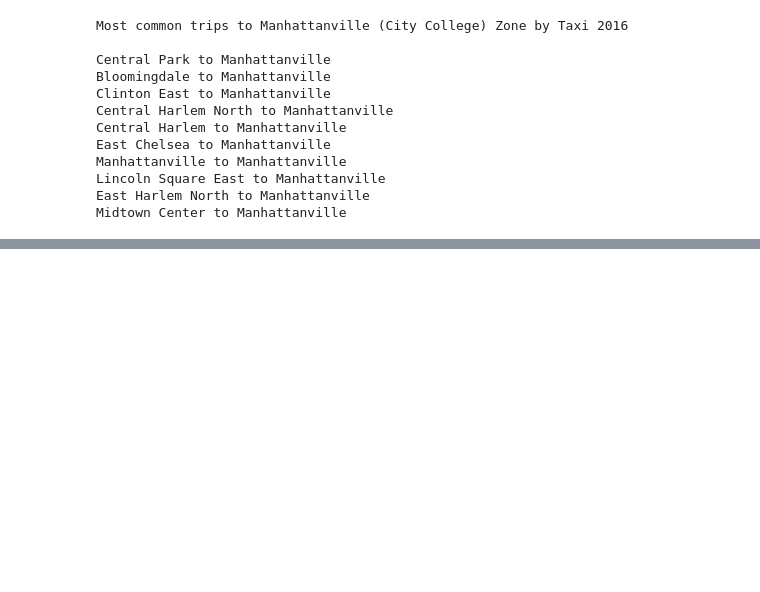
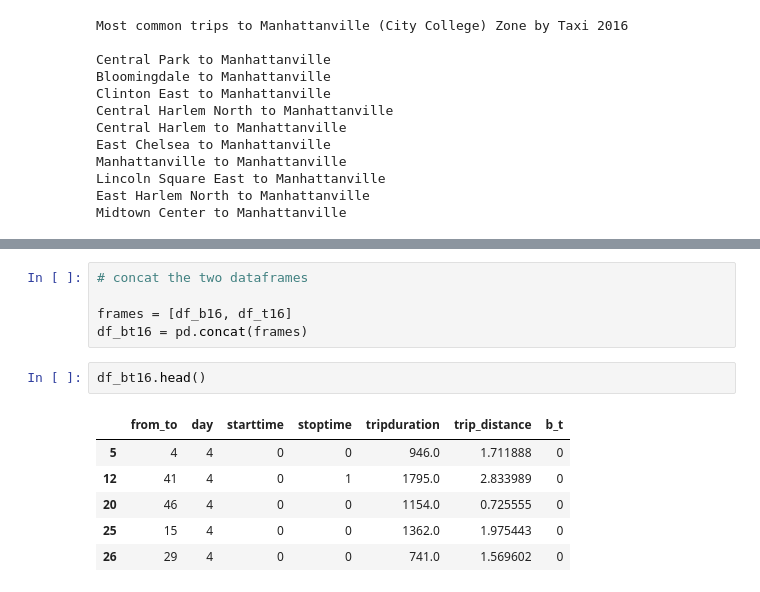
Before and after one commit to dvignoles/nyc-transpo, a Jupyter notebook: nyc_transpo.ipynb, the cells around one changed output, grey strips where cells are left out. Saved outputs shown, nothing was run; the diff lists cells and outputs as text; blank space fills up the shorter version.

```diff
--- a/nyc_transpo.ipynb
+++ b/nyc_transpo.ipynb
@@ -385,0 +541,14 @@ Midtown Center to Manhattanville
+# %%
+# concat the two dataframes
+
+frames = [df_b16, df_t16]
+df_bt16 = pd.concat(frames)
+# %%
+df_bt16.head()
+# %% [output]
+|  | from_to | day | starttime | stoptime | tripduration | trip_distance | b_t |
+| 5 | 4 | 4 | 0 | 0 | 946.0 | 1.711888 | 0 |
+| 12 | 41 | 4 | 0 | 1 | 1795.0 | 2.833989 | 0 |
+| 20 | 46 | 4 | 0 | 0 | 1154.0 | 0.725555 | 0 |
+| 25 | 15 | 4 | 0 | 0 | 1362.0 | 1.975443 | 0 |
+| 26 | 29 | 4 | 0 | 0 | 741.0 | 1.569602 | 0 |
```
Also changed, not shown: parts of 25 cells of this notebook, 1 other file.
